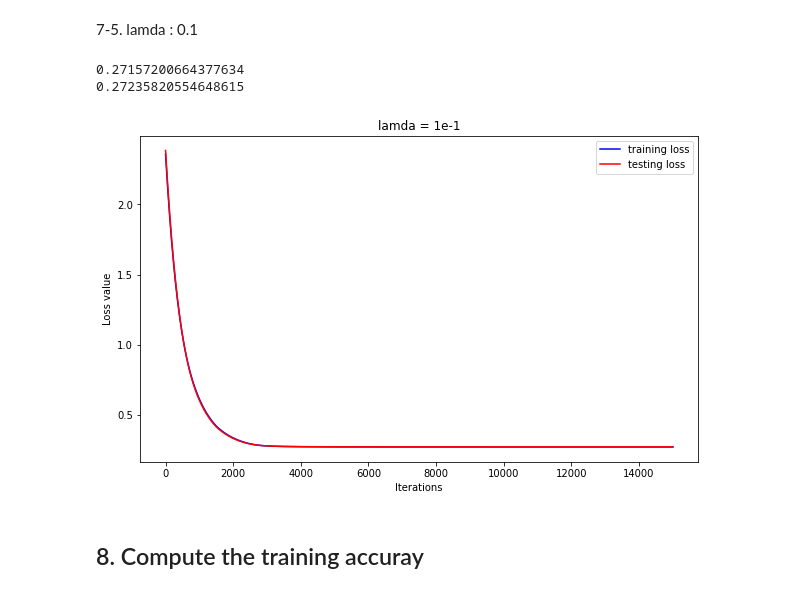
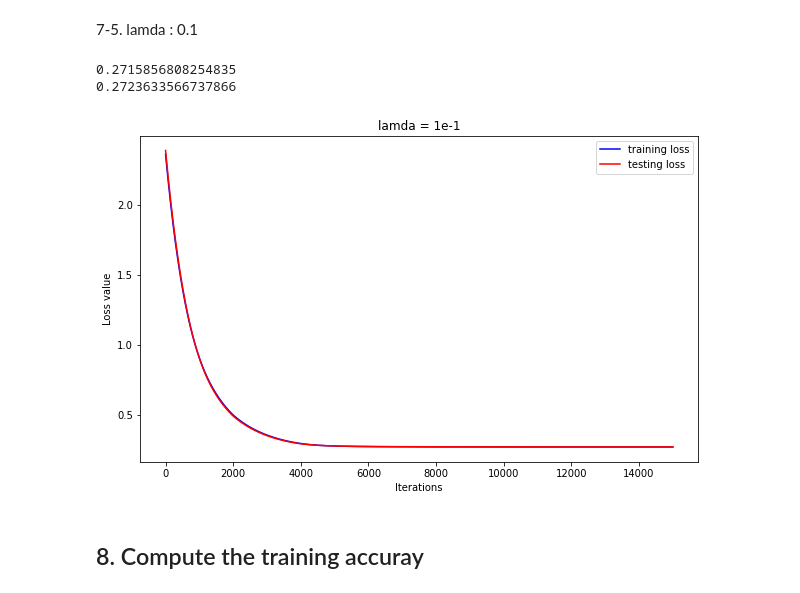
Before and after one commit to wkdthf21/Machine-Learning-Assignment, a Jupyter notebook: 06/assignment #6.ipynb, the cells around one changed output. Drawn from its saved outputs; the diff is of its cells as text; code cells hidden in the pictures.

```diff
--- a/06/assignment #6.ipynb
+++ b/06/assignment #6.ipynb
@@ -188,7 +188,7 @@ def grad_desc(xy_train, y , w_init, tau, lamda, max_iter):
     w = w_init # initialization
 
     for i in range(max_iter): # loop over the iterations
-        if i % 1500 == 0 :
+        if i % 2000 == 0 :
             tau = tau * 0.9
         y_pred = f_pred(xy_train, w)# linear predicition function
         grad_f = grad_loss(y_pred, y, xy_train, lamda, w)# gradient of the loss
@@ -319,29 +319,29 @@ plt.show()
 # %% [markdown]
 7-5. lamda : 0.1
 # %%
-learning_rate = 8e-3
+learning_rate = 5e-3
 max_iter = 15000
 
 # run gradient descent algorithm
 w_train_4, L_iters_train_4 = grad_desc(xy_train, y_train, w_init, learning_rate, lamdas[4], max_iter)
 w_test_4, L_iters_test_4 = grad_desc(xy_test, y_test, w_init, learning_rate, lamdas[4], max_iter)
 
 print(L_iters_train_4[max_iter-1])
 print(L_iters_test_4[max_iter-1])
 
 # plot
 plt.figure(3, figsize=(10,6))
 plt.plot(np.array(range(max_iter)), L_iters_train_4, c = 'blue', label = 'training loss')
 plt.plot(np.array(range(max_iter)), L_iters_test_4, c = 'red', label = 'testing loss')
 plt.title('lamda = 1e-1')
 plt.legend(loc = 'upper right')
 plt.xlabel('Iterations')
 plt.ylabel('Loss value')
 plt.show()
 # %% [output]
-0.27157200664377634
-0.27235820554648615
+0.2715856808254835
+0.2723633566737866
-[figure, old version]
+[figure, new version]
 # %% [markdown]
 ## 8. Compute the training accuray
 # %% [markdown]
```
Also changed, not shown: parts of 10 cells of this notebook.
